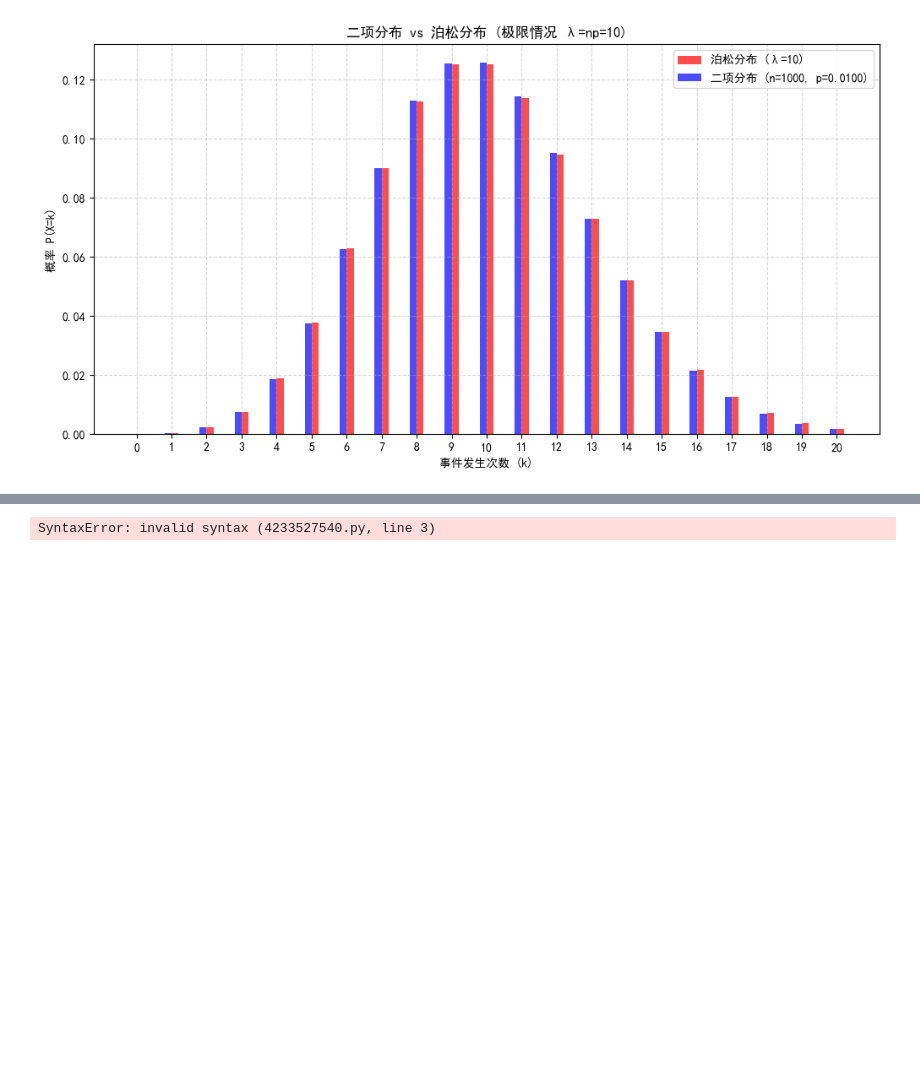
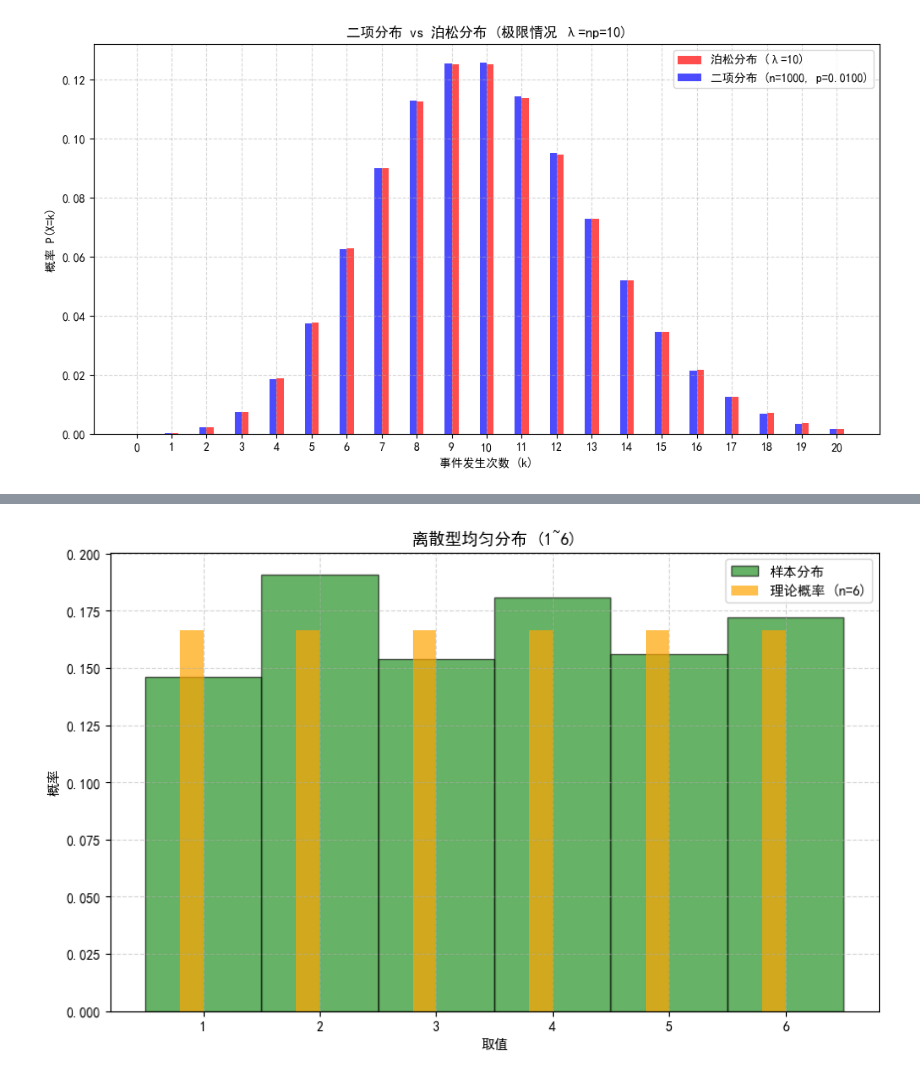
Before and after one commit to quanshi233/mystudy, a Jupyter notebook: codes/distributions/distribution.ipynb, the cells around one changed output, grey strips where cells are left out. Cells and saved outputs as stored; diff of their text form; code cells hidden in the pictures; blank space fills up the shorter version.

```diff
--- a/codes/distributions/distribution.ipynb
+++ b/codes/distributions/distribution.ipynb
@@ -169,8 +226,51 @@ plt.show()
 # %%
-from math import exp,factorial,comb,log
-a=2.73
-b=log(a)
+import numpy as np
+import matplotlib.pyplot as plt
 
-print(b)
+# ========== 全局设置 ==========
+plt.rcParams['font.sans-serif'] = ['SimHei']  # 中文字体
+plt.rcParams['axes.unicode_minus'] = False    # 修复负号显示
+
+# ========== 参数设置 ==========
+low = 1      # 最小值（包含）
+high = 7     # 最大值（不包含，实际生成1~6）
+sample_size = 1000  # 生成样本数量
+k_values = np.arange(low, high)  # 可能取值 [1,2,3,4,5,6]
+
+# ========== 生成数据 ==========
+samples = np.random.randint(low, high, sample_size)  # 生成离散均匀分布样本
+
+# ========== 理论概率质量函数 ==========
+n = high - low  # 可能取值数量
+pmf = [1/n] * n  # 每个值的概率为1/n
+
+# ========== 可视化 ==========
+plt.figure(figsize=(10, 6))
+
+# 绘制样本频数直方图
+plt.hist(samples,
+         bins=np.arange(low-0.5, high+0.5, 1),  # 对齐整数刻度
+         density=True,
+         alpha=0.6,
+         color='green',
+         edgecolor='black',
+         label='样本分布')
+
+# 绘制理论概率质量函数
+plt.bar(k_values - 0.1,  # 向左偏移0.1
+        pmf,
+        width=0.2,
+        color='orange',
+        alpha=0.7,
+        label=f'理论概率 (n={n})')
+
+# 图表装饰
+plt.title(f'离散型均匀分布 ({low}~{high-1})')
+plt.xlabel('取值')
+plt.ylabel('概率')
+plt.xticks(k_values)
+plt.legend()
+plt.grid(True, linestyle='--', alpha=0.5)
+plt.show()
 # %% [output]
-SyntaxError: invalid syntax (4233527540.py, line 3)
+[figure, added]
```
Also changed, not shown: parts of 6 cells of this notebook.
